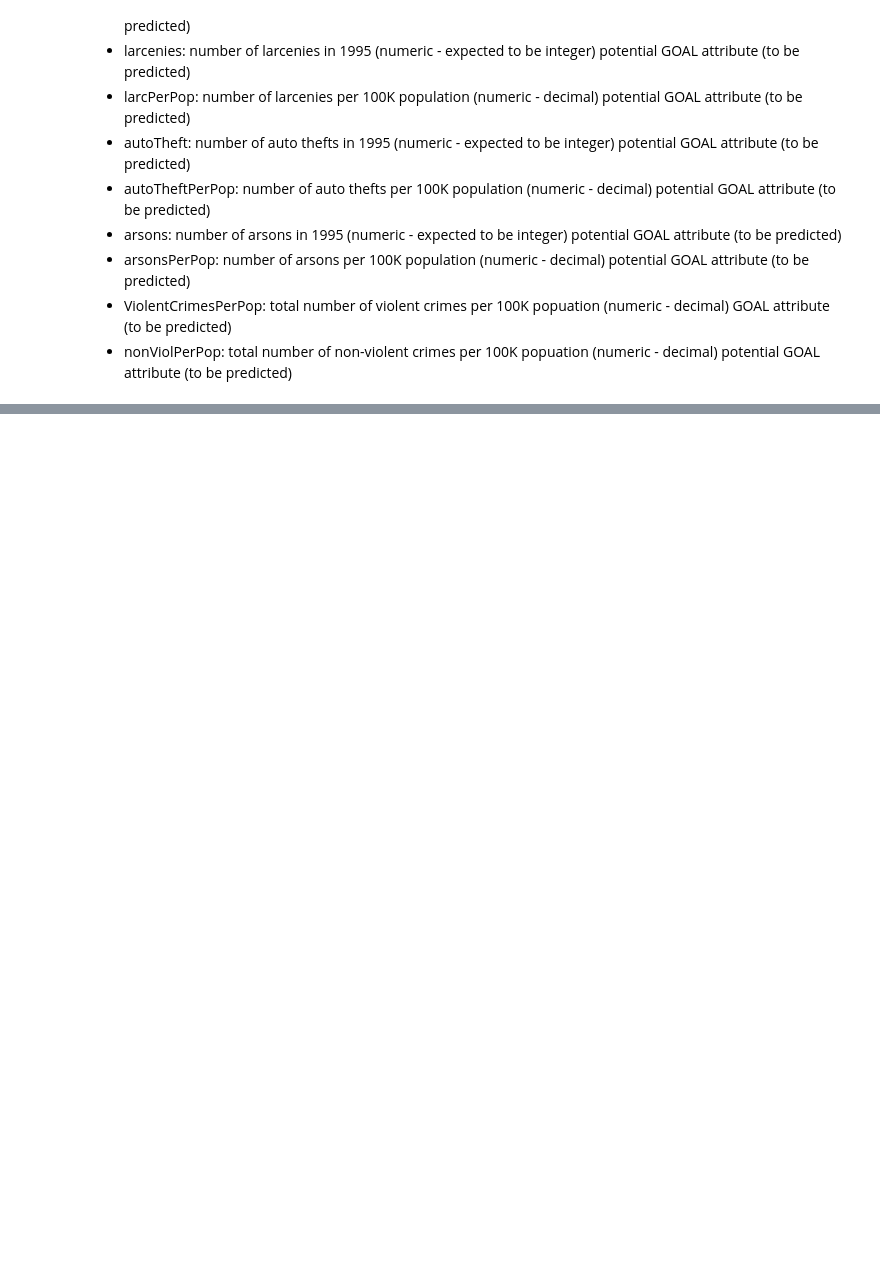
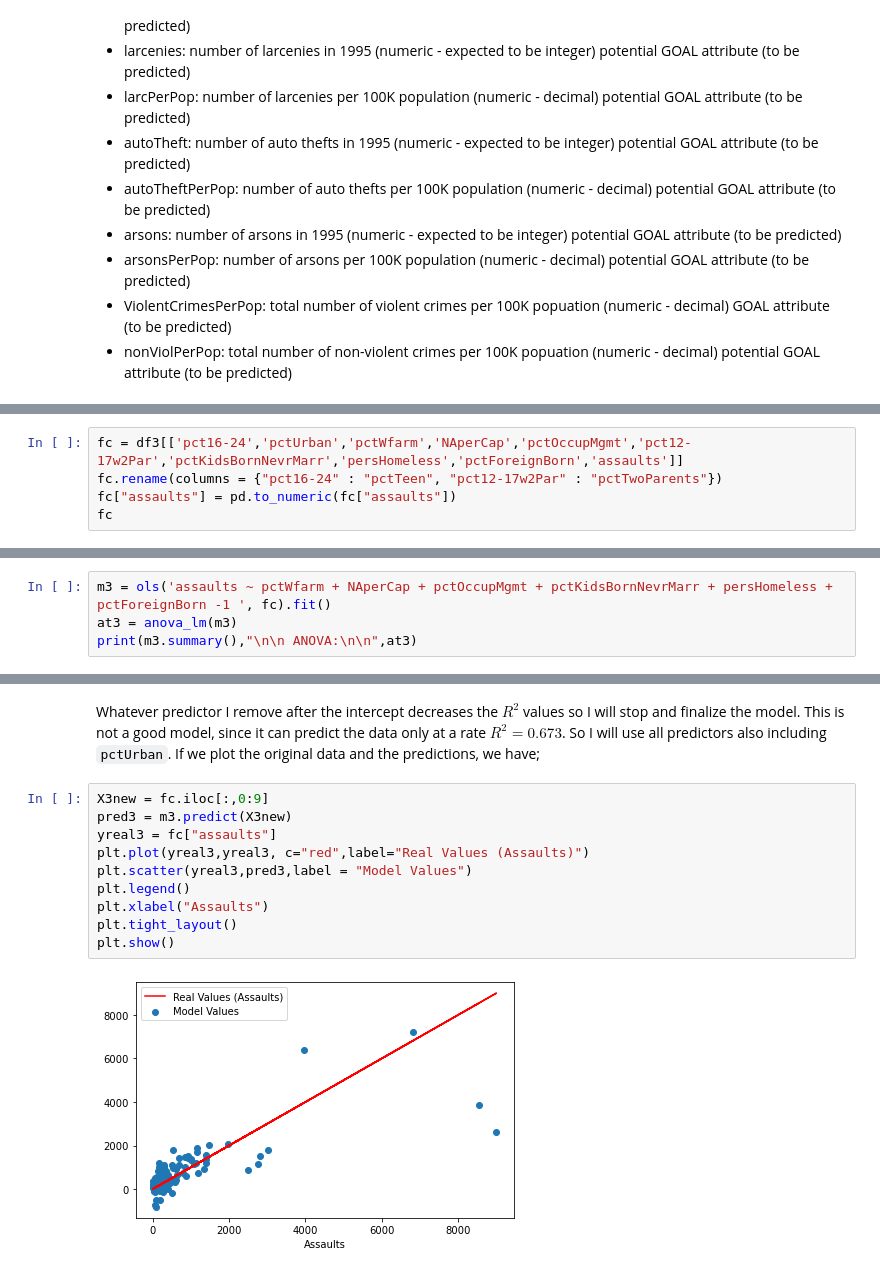
Before and after one commit to cemsanga/MAT555E_Assignments, a Jupyter notebook: HW2_CemS.ipynb, the cells around one changed output, grey strips where cells are left out. Drawn from its saved outputs; the diff is of its cells as text; blank space fills up the shorter version.

```diff
--- a/HW2_CemS.ipynb
+++ b/HW2_CemS.ipynb
@@ -410,0 +667,5 @@ There are 16 possible response variables. You may choose any one of these as the
+# %%
+fc = df3[['pct16-24','pctUrban','pctWfarm','NAperCap','pctOccupMgmt','pct12-17w2Par','pctKidsBornNevrMarr','persHomeless','pctForeignBorn','assaults']]
+fc.rename(columns = {"pct16-24" : "pctTeen", "pct12-17w2Par" : "pctTwoParents"})
+fc["assaults"] = pd.to_numeric(fc["assaults"])
+fc
@@ -410,0 +743,4 @@ There are 16 possible response variables. You may choose any one of these as the
+# %%
+m3 = ols('assaults ~ pctWfarm + NAperCap + pctOccupMgmt + pctKidsBornNevrMarr + persHomeless + pctForeignBorn -1 ', fc).fit()
+at3 = anova_lm(m3)
+print(m3.summary(),"\n\n ANOVA:\n\n",at3)
@@ -410,0 +765,14 @@ There are 16 possible response variables. You may choose any one of these as the
+# %% [markdown]
+Whatever predictor I remove after the intercept decreases the $R^2$ values so I will stop and finalize the model. This is not a good model, since it can predict the data only at a rate $R^2 = 0.673$. So I will use all predictors also including `pctUrban`. If we plot the original data and the predictions, we have;
+# %%
+X3new = fc.iloc[:,0:9]
+pred3 = m3.predict(X3new)
+yreal3 = fc["assaults"]
+plt.plot(yreal3,yreal3, c="red",label="Real Values (Assaults)")
+plt.scatter(yreal3,pred3,label = "Model Values")
+plt.legend()
+plt.xlabel("Assaults")
+plt.tight_layout()
+plt.show()
+# %% [output]
+[figure, added]
```
Also changed, not shown: parts of 34 cells of this notebook, 2 other files.
